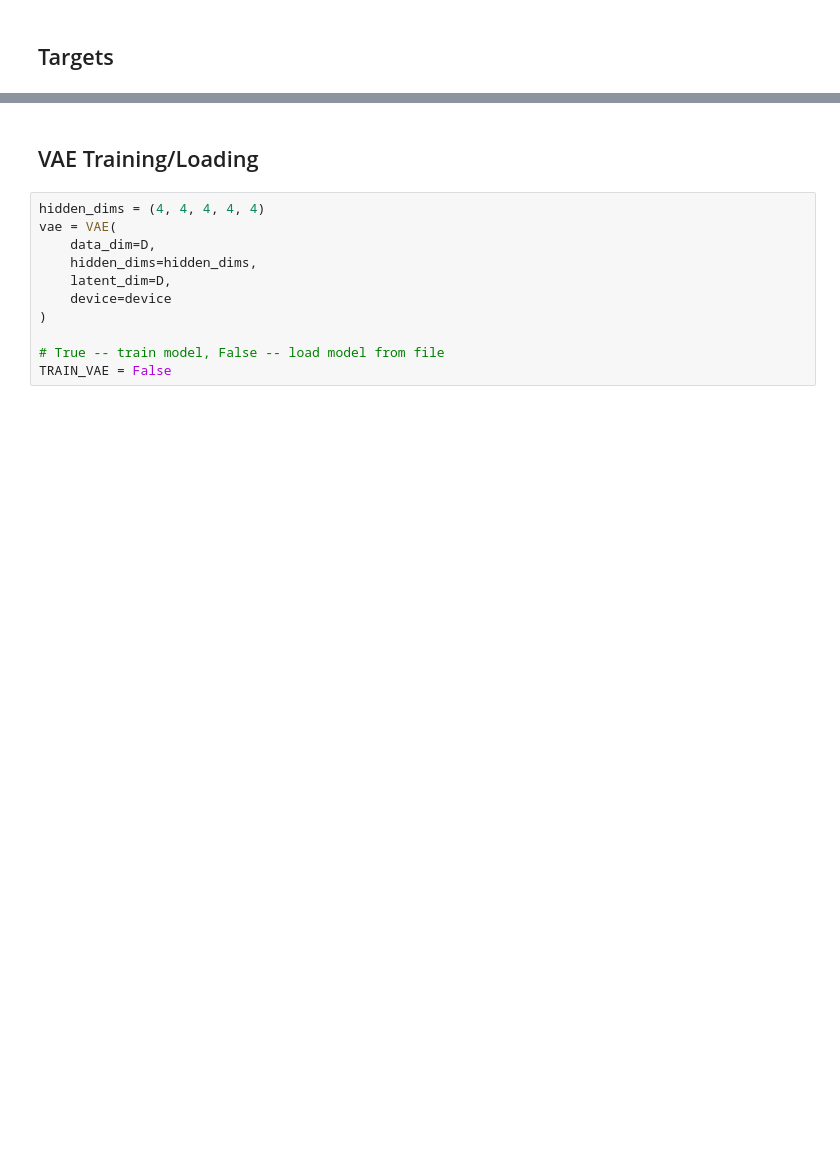
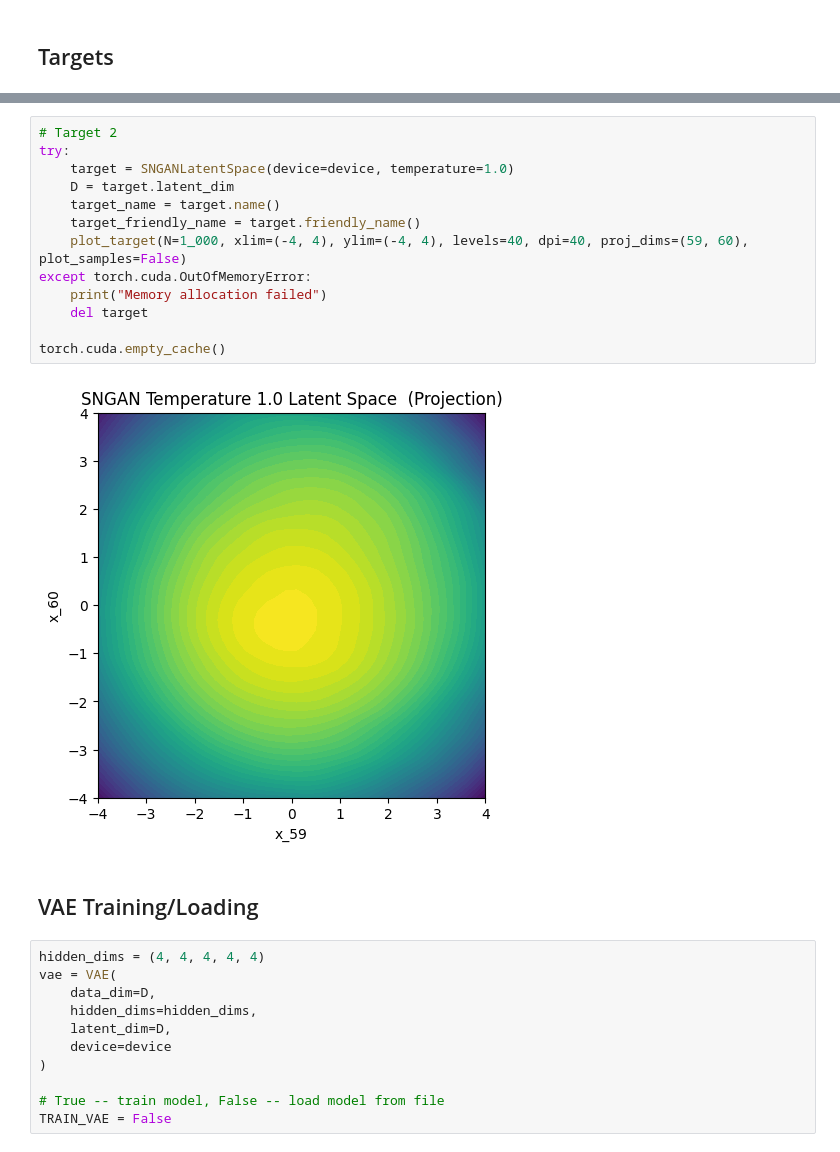
Before and after one commit to xapq/approximate-metropolis-hastings, a Jupyter notebook: notebooks/LikelihoodEstimatorsComparison.ipynb, the cells around one changed output, grey strips where cells are left out. Drawn from its saved outputs; the diff is of its cells as text; blank space fills up the shorter version.

```diff
--- a/notebooks/LikelihoodEstimatorsComparison.ipynb
+++ b/notebooks/LikelihoodEstimatorsComparison.ipynb
@@ -91,3 +90,18 @@ torch.cuda.empty_cache()
+# %%
+# Target 2
+try:
+    target = SNGANLatentSpace(device=device, temperature=1.0)
+    D = target.latent_dim
+    target_name = target.name()
+    target_friendly_name = target.friendly_name()
+    plot_target(N=1_000, xlim=(-4, 4), ylim=(-4, 4), levels=40, dpi=40, proj_dims=(59, 60), plot_samples=False)
+except torch.cuda.OutOfMemoryError:
+    print("Memory allocation failed")
+    del target
+
+torch.cuda.empty_cache()
+# %% [output]
+[figure, added]
 # %% [markdown]
 ## VAE Training/Loading
 # %%
```
Also changed, not shown: parts of 5 cells of this notebook, 7 other files.
